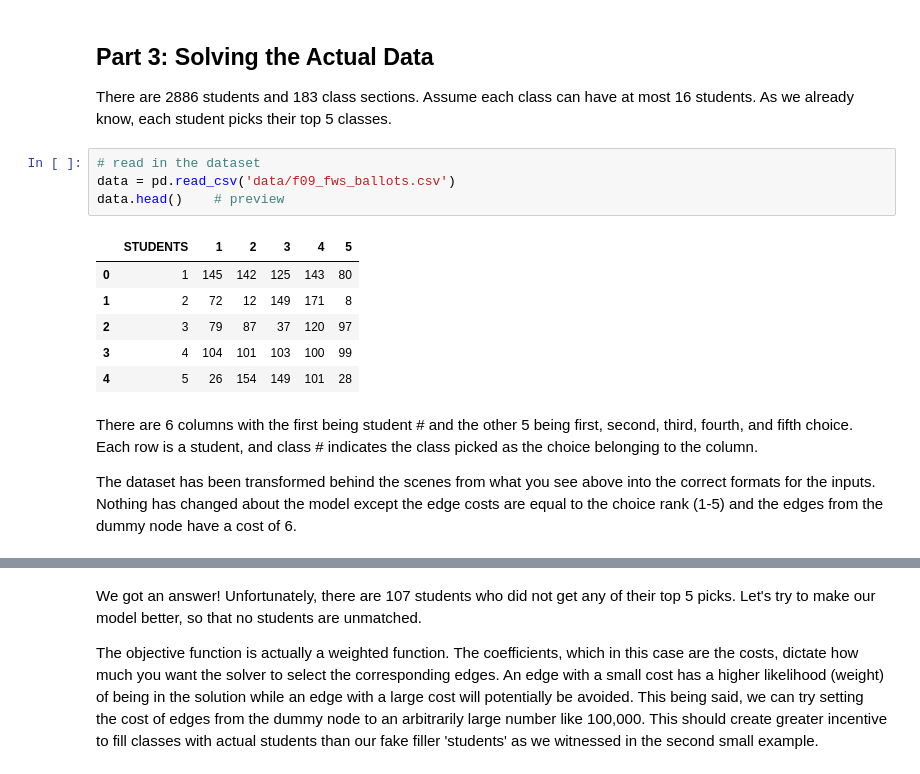
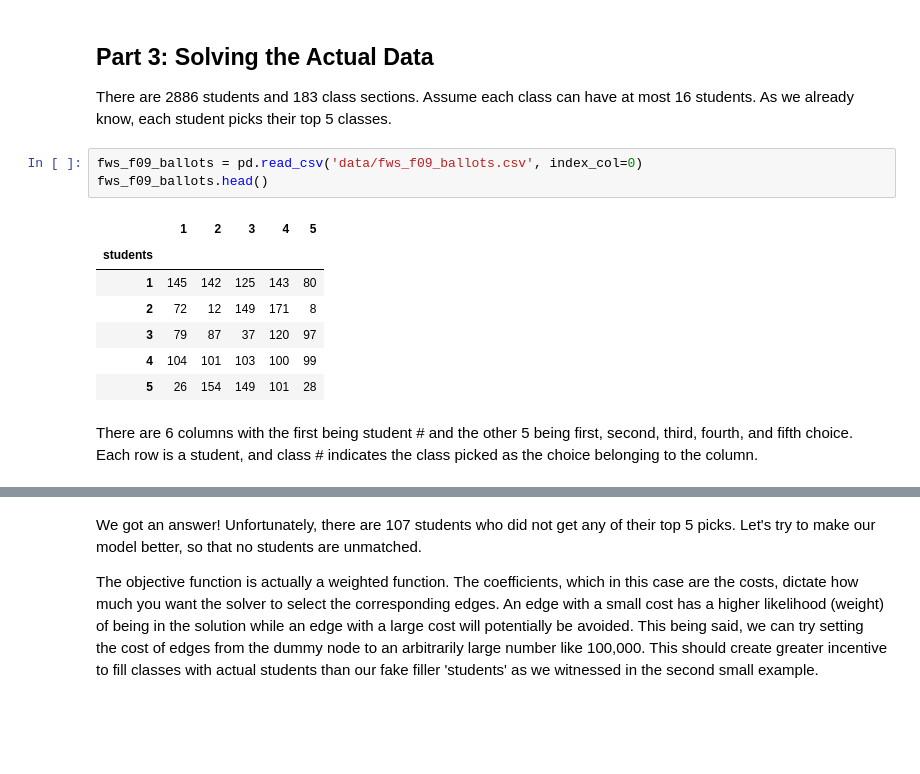
Before and after one commit to engri-1101/textbook, a Jupyter notebook: first_year_writing_seminar/fws_lab_key.ipynb, the cells around one changed output, grey strips where cells are left out. Drawn from its saved outputs; the diff is of its cells as text; blank space fills up the shorter version.

Commit message:
Implemented revised fws model into fws lab and added data files.
Former-commit-id: 67b8588e5710f36ca11077fd7d8a30e03892e983

```diff
--- a/first_year_writing_seminar/fws_lab_key.ipynb
+++ b/first_year_writing_seminar/fws_lab_key.ipynb
@@ -244,18 +321,16 @@ When solving the actual data, you will see that other subtle reasons might lead
 ## Part 3: Solving the Actual Data
 
 There are 2886 students and 183 class sections. Assume each class can have at most 16 students. As we already know, each student picks their top 5 classes.
-# %%
-# read in the dataset
-data = pd.read_csv('data/f09_fws_ballots.csv')
-data.head()    # preview
-# %% [output]
-|  | STUDENTS | 1 | 2 | 3 | 4 | 5 |
-| 0 | 1 | 145 | 142 | 125 | 143 | 80 |
-| 1 | 2 | 72 | 12 | 149 | 171 | 8 |
-| 2 | 3 | 79 | 87 | 37 | 120 | 97 |
-| 3 | 4 | 104 | 101 | 103 | 100 | 99 |
-| 4 | 5 | 26 | 154 | 149 | 101 | 28 |
+# %%
+fws_f09_ballots = pd.read_csv('data/fws_f09_ballots.csv', index_col=0)
+fws_f09_ballots.head()
+# %% [output]
+|  | 1 | 2 | 3 | 4 | 5 |
+| students |  |  |  |  |  |
+| 1 | 145 | 142 | 125 | 143 | 80 |
+| 2 | 72 | 12 | 149 | 171 | 8 |
+| 3 | 79 | 87 | 37 | 120 | 97 |
+| 4 | 104 | 101 | 103 | 100 | 99 |
+| 5 | 26 | 154 | 149 | 101 | 28 |
 # %% [markdown]
 There are 6 columns with the first being student # and the other 5 being first, second, third, fourth, and fifth choice. Each row is a student, and class # indicates the class picked as the choice belonging to the column.
-
-The dataset has been transformed behind the scenes from what you see above into the correct formats for the inputs. Nothing has changed about the model except the edge costs are equal to the choice rank (1-5) and the edges from the dummy node have a cost of 6.
```
Also changed, not shown: parts of 18 cells of this notebook, 10 other files.
